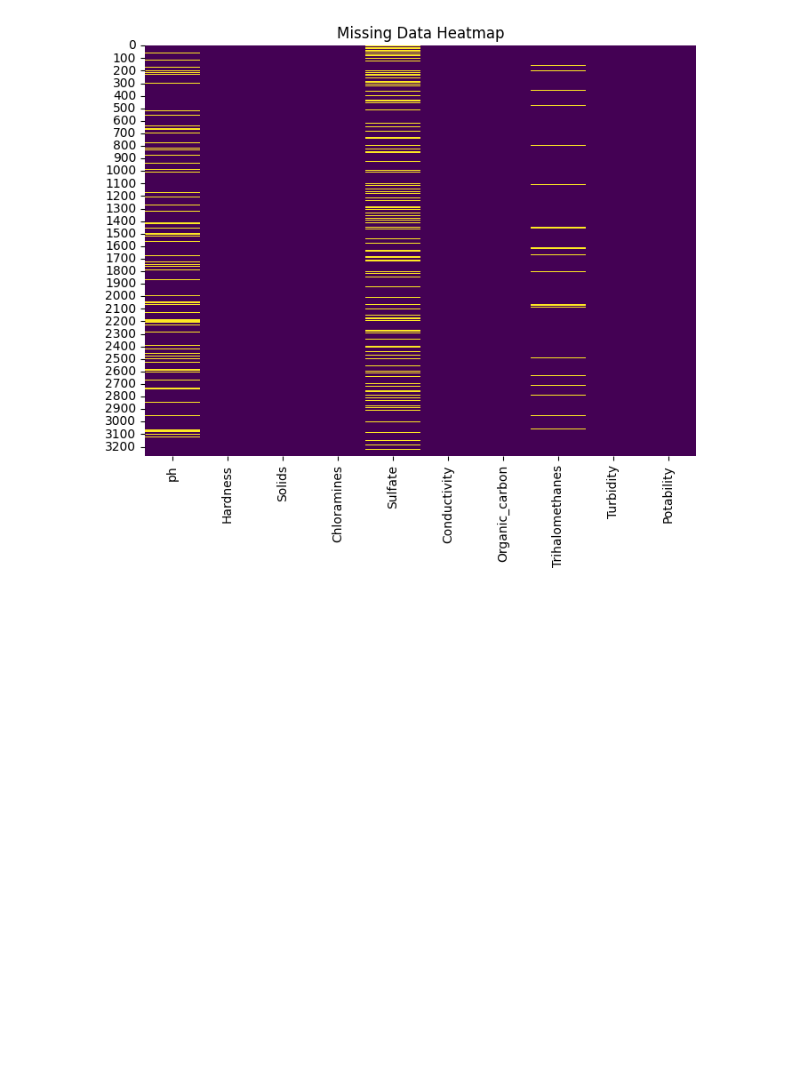
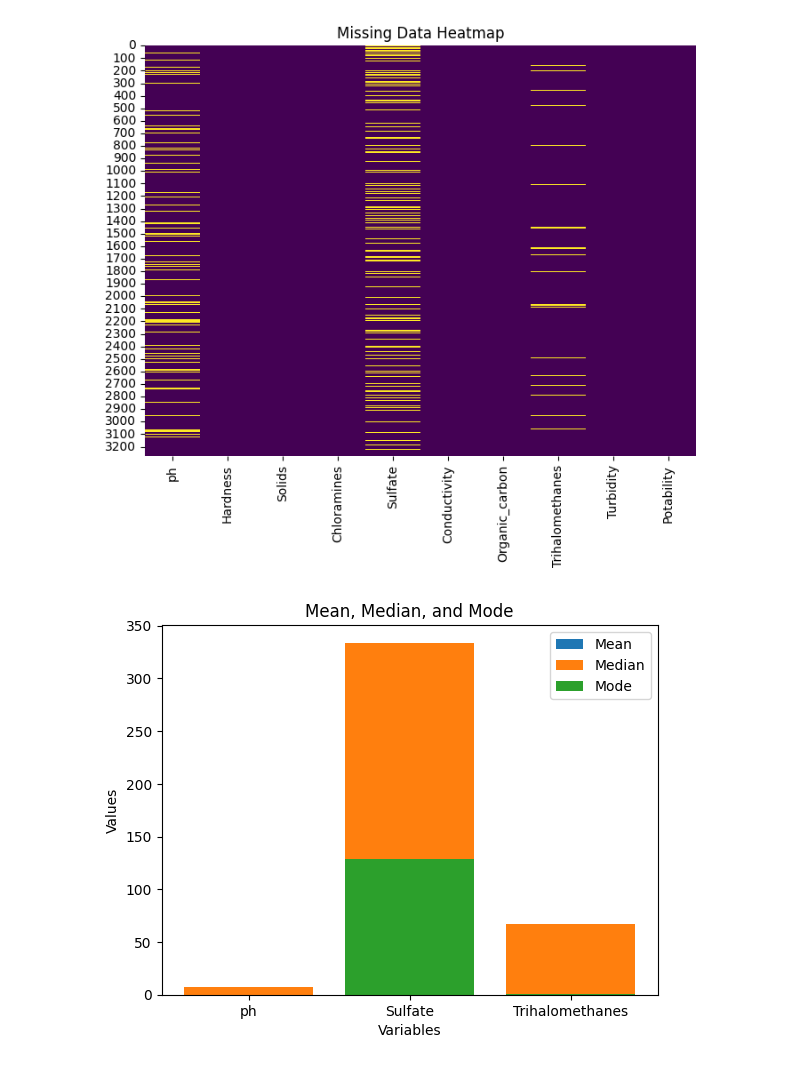
Before and after one commit to Kiongo-Bob/Water_quality_project, a Jupyter notebook: Water_Quality.ipynb, the cells around one changed output. Cells and saved outputs as stored; diff of their text form; code cells hidden in the pictures; blank space fills up the shorter version.

```diff
--- a/Water_Quality.ipynb
+++ b/Water_Quality.ipynb
@@ -102,3 +103,21 @@ plt.title('Null values Heatmap')
 plt.show()
 # %% [output]
 [figure]
+# %%
+# Plotting the statistics for ph, Sulfate and Trihalomethanes
+mean_values = data[['ph', 'Sulfate','Trihalomethanes']].mean()
+median_values = data[['ph', 'Sulfate','Trihalomethanes']].median()
+mode_values = data[['ph', 'Sulfate','Trihalomethanes']].mode().iloc[0]
+# %%
+# Plotting the statistics for ph, Sulfate and Trihalomethanes
+variables = ['ph', 'Sulfate','Trihalomethanes']
+plt.bar(variables, mean_values, label='Mean')
+plt.bar(variables, median_values, label='Median')
+plt.bar(variables, mode_values, label='Mode')
+plt.xlabel('Variables')
+plt.ylabel('Values')
+plt.title('Mean, Median, and Mode')
+plt.legend()
+plt.show()
+# %% [output]
+[figure, added]
```
Also changed, not shown: parts of 1 cell of this notebook.
